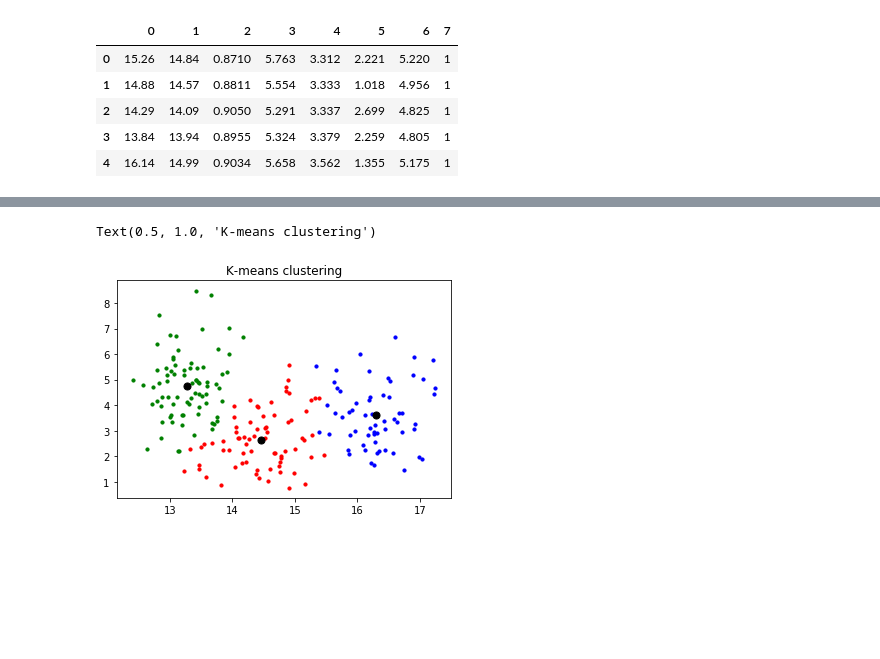
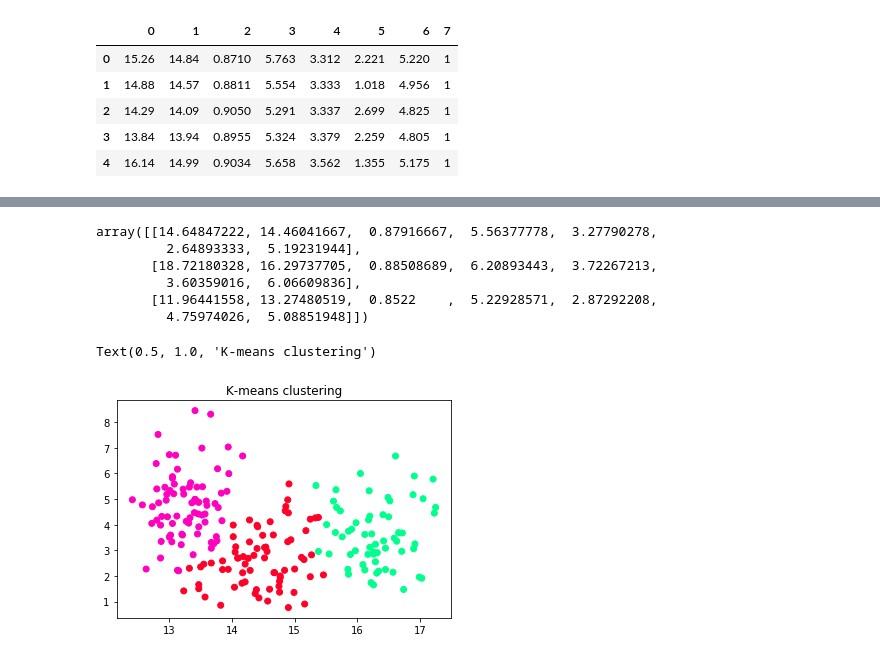
Before and after one commit to quanghoan/k-means-and-spectral-clustering, a Jupyter notebook: seeds.ipynb, the cells around one changed output, grey strips where cells are left out. Cells and saved outputs as stored; diff of their text form; code cells hidden in the pictures; blank space fills up the shorter version.

```diff
--- a/seeds.ipynb
+++ b/seeds.ipynb
@@ -30,15 +20,0 @@ array([[15.26  , 14.84  ,  0.871 , ...,  3.312 ,  2.221 ,  5.22  ],
-# %%
-kmeans = KMeans(n_clusters = 3, init='k-means++',max_iter=300,n_init=10, random_state=0)
-y_kmeans = kmeans.fit_predict(x)
-#Visualising the clusters
-plt.scatter(x[y_kmeans == 0, 1], x[y_kmeans == 0, 5], s = 10, c = 'red')
-plt.scatter(x[y_kmeans == 1, 1], x[y_kmeans == 1, 5], s = 10, c = 'blue')
-plt.scatter(x[y_kmeans == 2, 1], x[y_kmeans == 2, 5], s = 10, c = 'green')
-
-#Plotting the centroids of the clusters
-plt.scatter(kmeans.cluster_centers_[:,1], kmeans.cluster_centers_[:,5], s = 50, c = 'black', label = 'Centroids')
-plt.title("K-means clustering")
-# plt.legend()
-# %% [output]
-Text(0.5, 1.0, 'K-means clustering')
-[figure, removed]
@@ -45 +23,21 @@ Text(0.5, 1.0, 'K-means clustering')
+# %%
+kmeans = KMeans(n_clusters = 3, init='k-means++',max_iter=300,n_init=10, random_state=0)
+kmeans.fit_predict(x)
+kmeans_labels = kmeans.labels_
+kmeans.cluster_centers_
+# %% [output]
+array([[14.64847222, 14.46041667,  0.87916667,  5.56377778,  3.27790278,
+         2.64893333,  5.19231944],
+       [18.72180328, 16.29737705,  0.88508689,  6.20893443,  3.72267213,
+         3.60359016,  6.06609836],
+       [11.96441558, 13.27480519,  0.8522    ,  5.22928571,  2.87292208,
+         4.75974026,  5.08851948]])
+# %%
+
+#Visualising the clusters
+plt.scatter(x[:,1], x[:,5], cmap='gist_rainbow', c=kmeans_labels )
+plt.title("K-means clustering")
+# %% [output]
+Text(0.5, 1.0, 'K-means clustering')
+[figure, added]
 # %%
```
Also changed, not shown: parts of 4 cells of this notebook, 3 other files.
